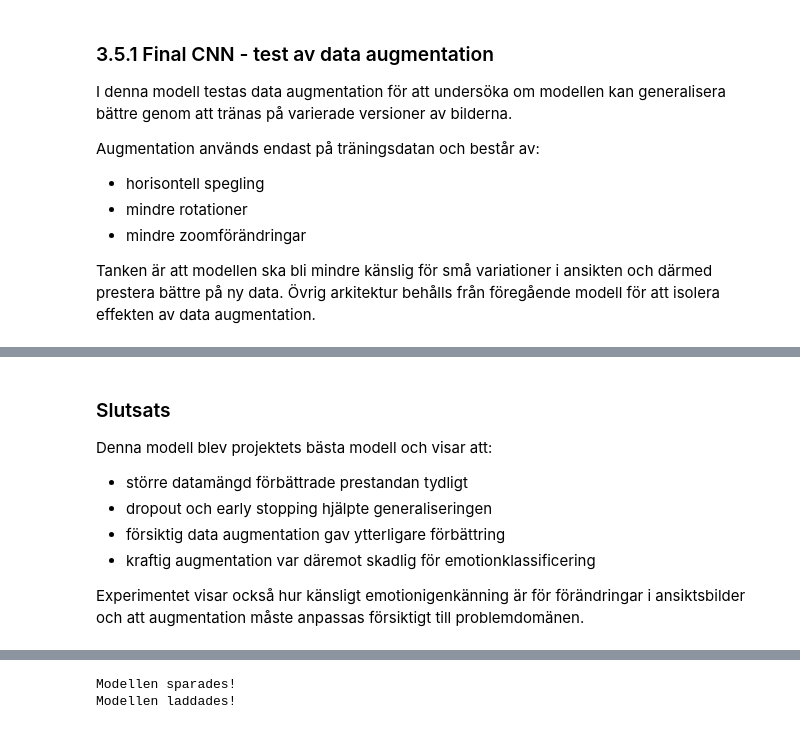
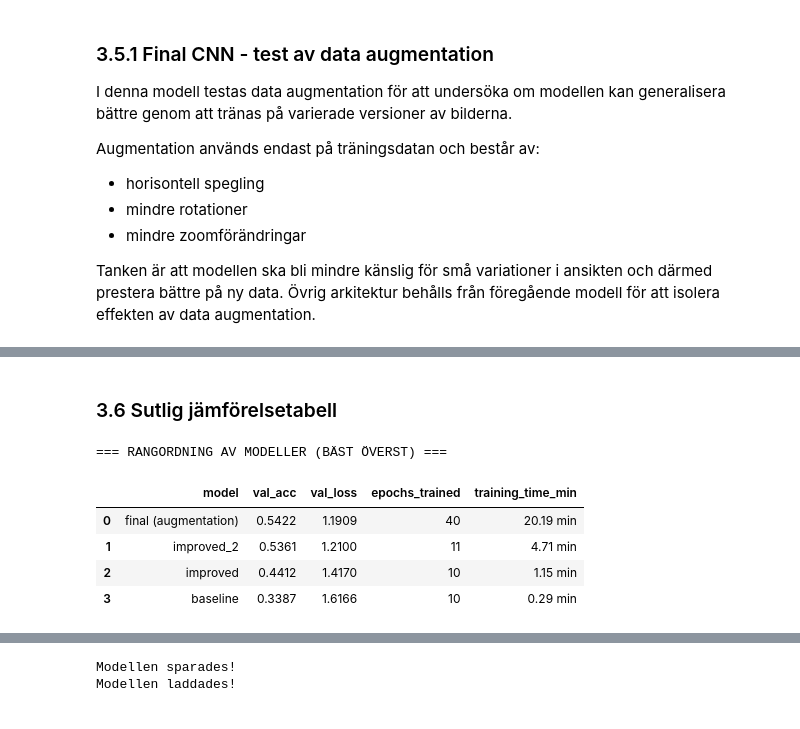
Before and after one commit to Shara-Hysen/Emotion-Recognition-DL-Assignment, a Jupyter notebook: emotion-recognition.ipynb, the cells around one changed output, grey strips where cells are left out. Drawn from its saved outputs; the diff is of its cells as text; code cells hidden in the pictures.

```diff
--- a/emotion-recognition.ipynb
+++ b/emotion-recognition.ipynb
@@ -1270,11 +1270,28 @@ Därför valde jag att göra ytterligare en final-model v2 där jag testar en mi
-# %% [markdown]
-### Slutsats
-
-Denna modell blev projektets bästa modell och visar att:
-- större datamängd förbättrade prestandan tydligt
-- dropout och early stopping hjälpte generaliseringen
-- försiktig data augmentation gav ytterligare förbättring
-- kraftig augmentation var däremot skadlig för emotionklassificering
-
-Experimentet visar också hur känsligt emotionigenkänning är för förändringar i ansiktsbilder och att augmentation måste anpassas försiktigt till problemdomänen.
+# %% [markdown]
+### 3.6 Sutlig jämförelsetabell
+# %%
+# 1. Sortera tabellen så att modellen med högst validation accuracy hamnar överst
+results_sorted = results_df.sort_values(by="val_acc", ascending=False).reset_index(drop=True)
+
+# 2. Skapa en snygg färgmarkering för bästa modell (högst acc, lägst loss)
+def highlight_best_model(row):
+    # Eftersom tabellen är sorterad efter val_acc är index 0 alltid bäst
+    if row.name == 0:
+        return ['background-color: #d4edda; font-weight: bold; color: #155724'] * len(row)
+    return [''] * len(row)
+
+# 3. Visa den färdiga tabellen
+print("=== RANGORDNING AV MODELLER (BÄST ÖVERST) ===")
+results_sorted.style.apply(highlight_best_model, axis=1).format({
+    'val_acc': '{:.4f}',
+    'val_loss': '{:.4f}',
+    'training_time_min': '{:.2f} min'
+})
+# %% [output]
+=== RANGORDNING AV MODELLER (BÄST ÖVERST) ===
+|  | model | val_acc | val_loss | epochs_trained | training_time_min |
+| 0 | final (augmentation) | 0.5422 | 1.1909 | 40 | 20.19 min |
+| 1 | improved_2 | 0.5361 | 1.2100 | 11 | 4.71 min |
+| 2 | improved | 0.4412 | 1.4170 | 10 | 1.15 min |
+| 3 | baseline | 0.3387 | 1.6166 | 10 | 0.29 min |
 # %% [markdown]
```
Also changed, not shown: parts of 38 cells of this notebook, 2 other files.
